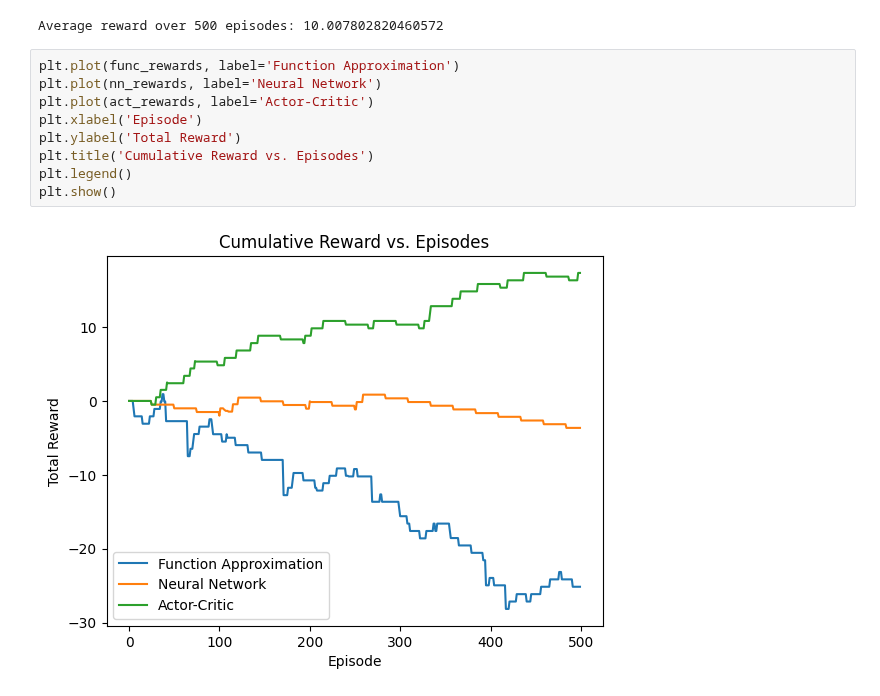
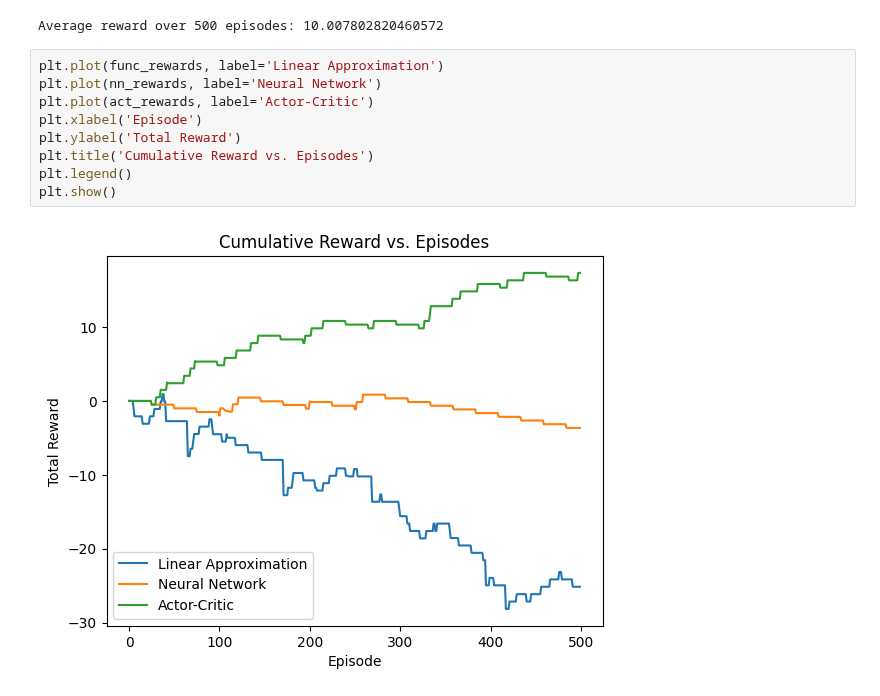
Before and after one commit to saraahmadi3/inf368, a Jupyter notebook: p5/cookie.ipynb, the cells around one changed output. Cells and saved outputs as stored; diff of their text form.

```diff
--- a/p5/cookie.ipynb
+++ b/p5/cookie.ipynb
@@ -658,13 +658,13 @@ env.close()
 # %% [output]
 Average reward over 500 episodes: 10.007802820460572
 # %%
-plt.plot(func_rewards, label='Function Approximation')
+plt.plot(func_rewards, label='Linear Approximation')
 plt.plot(nn_rewards, label='Neural Network')
 plt.plot(act_rewards, label='Actor-Critic')
 plt.xlabel('Episode')
 plt.ylabel('Total Reward')
 plt.title('Cumulative Reward vs. Episodes')
 plt.legend()
 plt.show()
 # %% [output]
-[figure, old version]
+[figure, new version]
```
Also changed, not shown: 2 other files.
